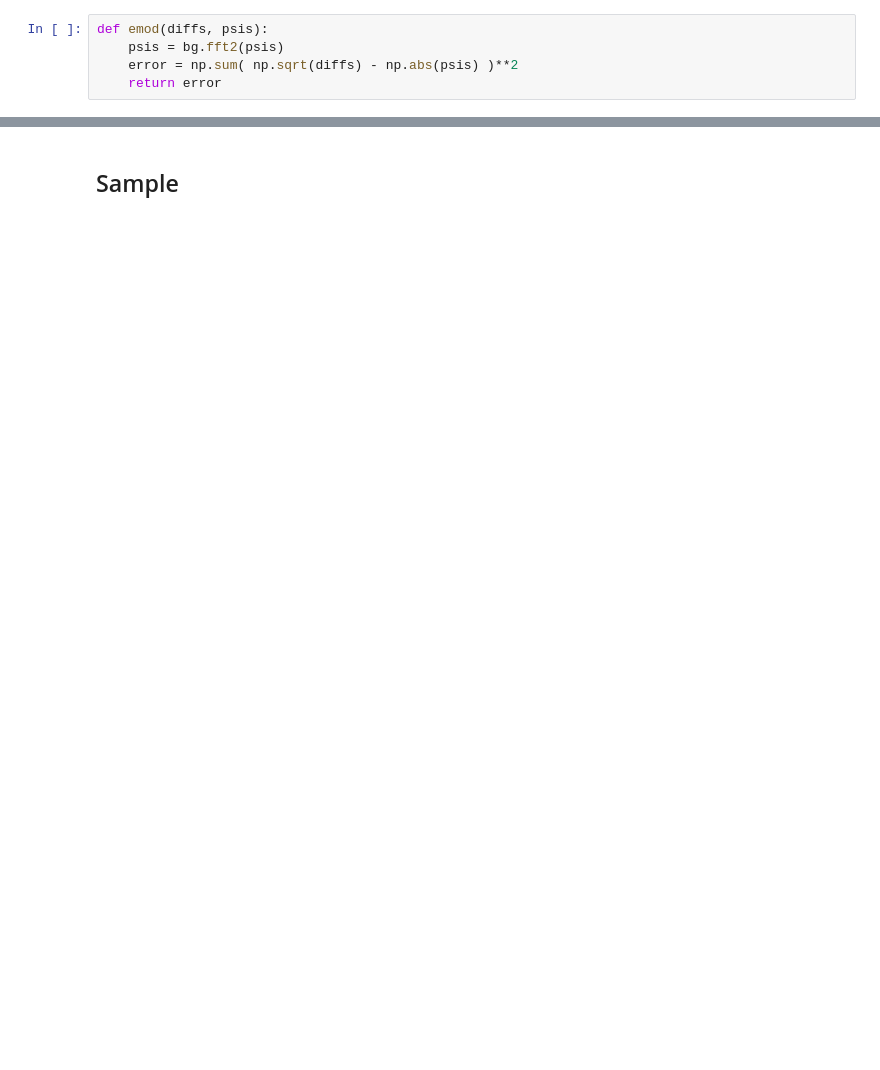
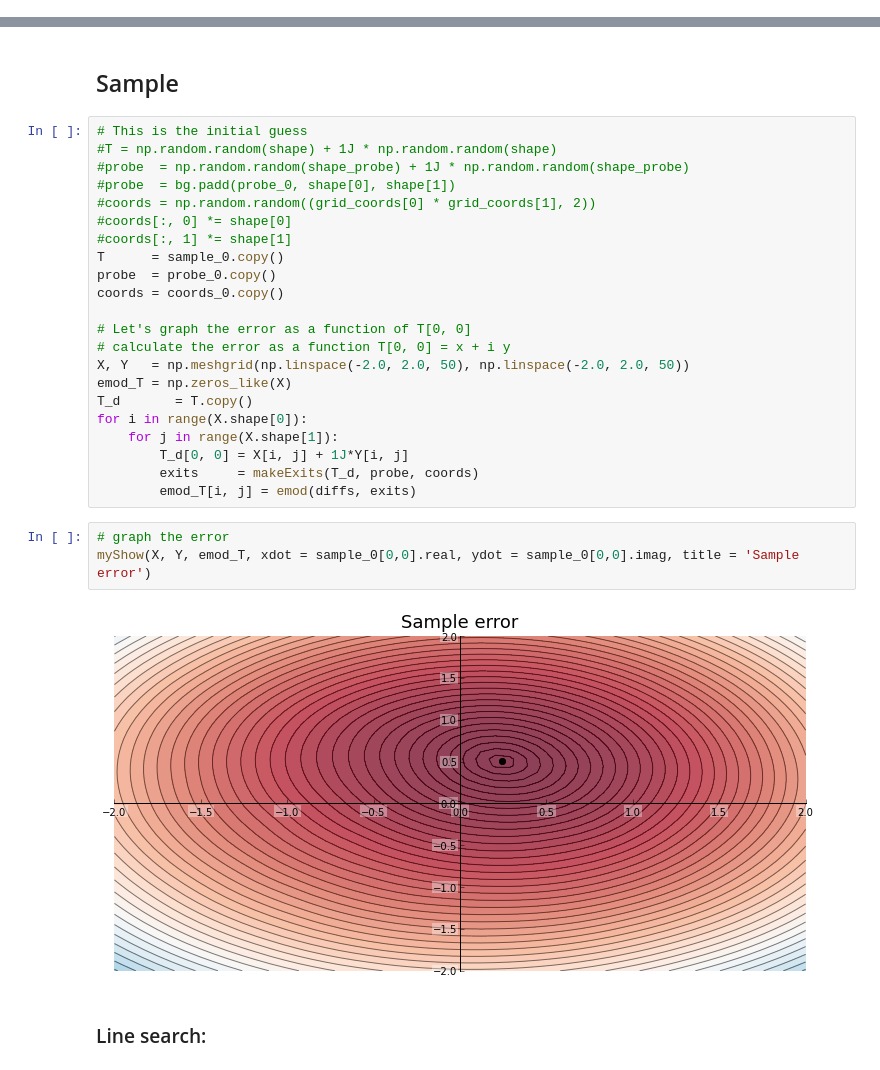
Before and after one commit to andyofmelbourne/Ptychography, a Jupyter notebook: Line search.ipynb, the cells around one changed output, grey strips where cells are left out. Cells and saved outputs as stored; diff of their text form; blank space fills up the shorter version.

Commit message:
Add the line search ipython notebook and andrew python directory with just bagOfns.py

```diff
--- a/Line search.ipynb
+++ b/Line search.ipynb
@@ -72,8 +145,3 @@ Modulus error:
    \varepsilon_\text{mod} = \sum_i \sum_n [\sqrt{I^i_n} - |\hat{\psi}^i_n|]^2
 \end{align}
 </math>
-# %%
-def emod(diffs, psis):
-    psis = bg.fft2(psis)
-    error = np.sum( np.sqrt(diffs) - np.abs(psis) )**2
-    return error
@@ -80,2 +208,31 @@ def emod(diffs, psis):
 # %% [markdown]
 ## Sample
+# %%
+# This is the initial guess
+#T = np.random.random(shape) + 1J * np.random.random(shape)
+#probe  = np.random.random(shape_probe) + 1J * np.random.random(shape_probe)
+#probe  = bg.padd(probe_0, shape[0], shape[1])
+#coords = np.random.random((grid_coords[0] * grid_coords[1], 2))
+#coords[:, 0] *= shape[0]
+#coords[:, 1] *= shape[1]
+T      = sample_0.copy()
+probe  = probe_0.copy()
+coords = coords_0.copy()
+
+# Let's graph the error as a function of T[0, 0]
+# calculate the error as a function T[0, 0] = x + i y
+X, Y   = np.meshgrid(np.linspace(-2.0, 2.0, 50), np.linspace(-2.0, 2.0, 50))
+emod_T = np.zeros_like(X)
+T_d       = T.copy()
+for i in range(X.shape[0]):
+    for j in range(X.shape[1]):
+        T_d[0, 0] = X[i, j] + 1J*Y[i, j]
+        exits     = makeExits(T_d, probe, coords)
+        emod_T[i, j] = emod(diffs, exits)
+# %%
+# graph the error
+myShow(X, Y, emod_T, xdot = sample_0[0,0].real, ydot = sample_0[0,0].imag, title = 'Sample error')
+# %% [output]
+[figure, added]
+# %% [markdown]
+### Line search:
```
Also changed, not shown: parts of 33 cells of this notebook, 4 other files.
